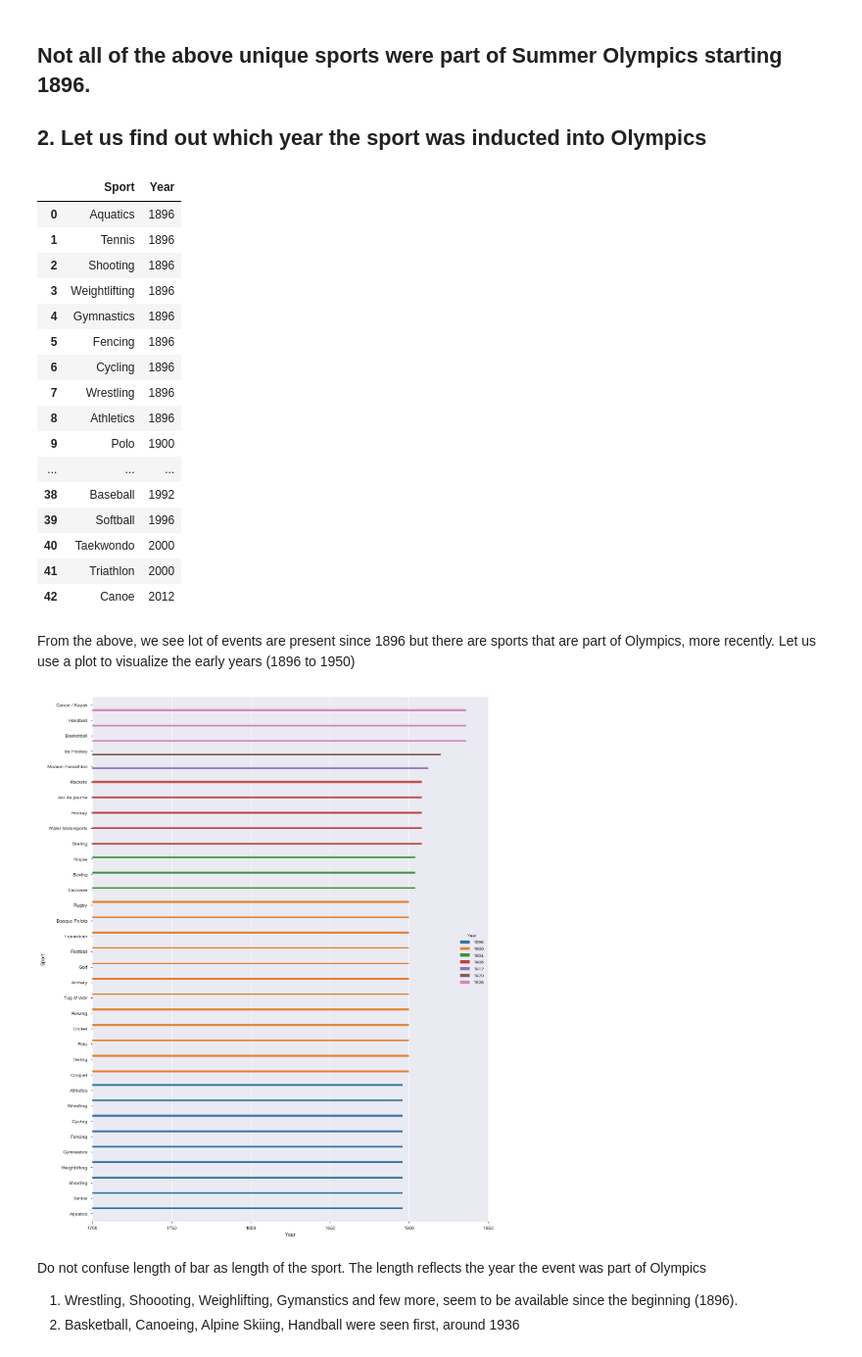
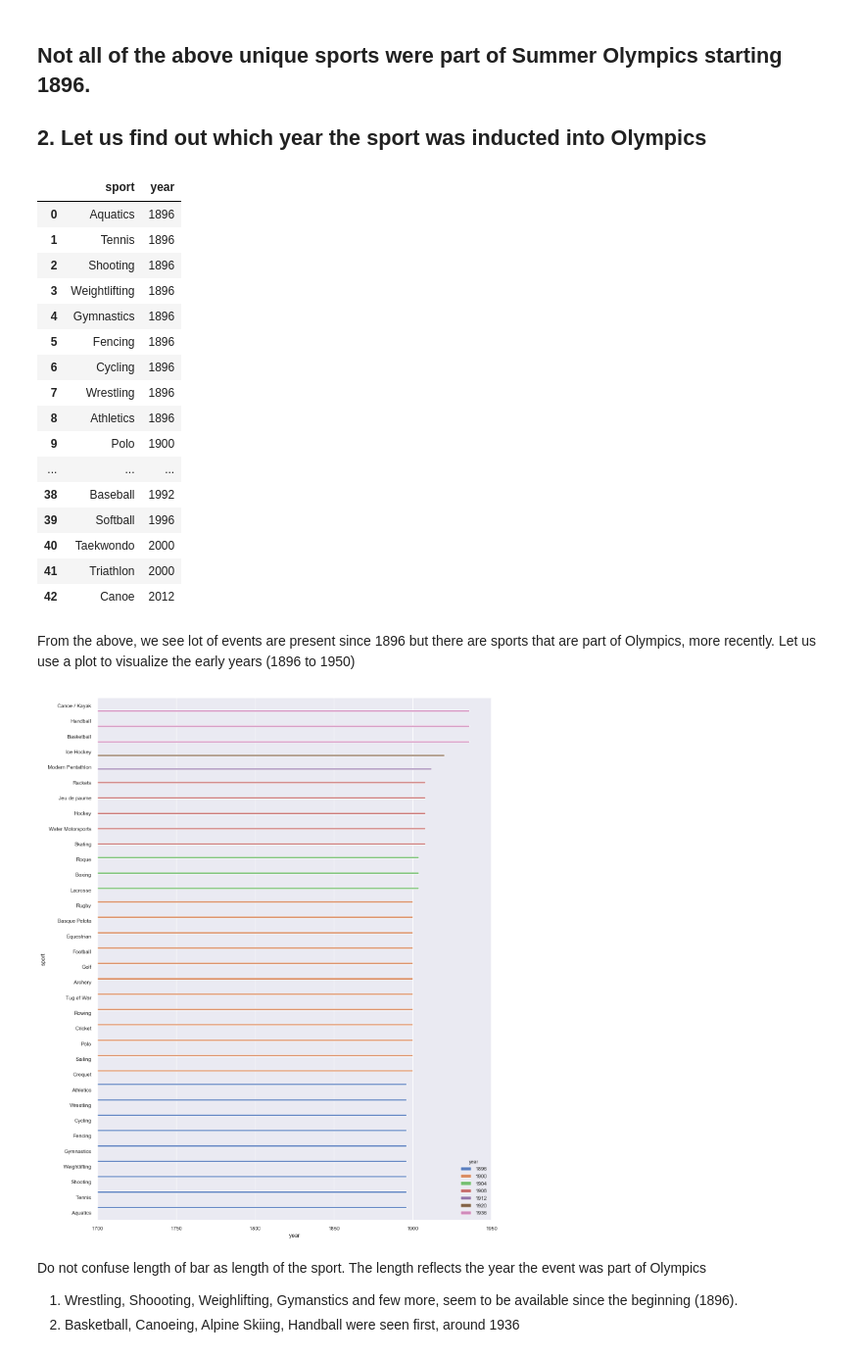
Before and after one commit to pratikbarjatya/INSAID-Assignment, a Jupyter notebook: OlympicEDA.ipynb, the cells around one changed output. Shown at 98% size. Cells and saved outputs as stored; diff of their text form; code cells hidden in the pictures.

```diff
--- a/OlympicEDA.ipynb
+++ b/OlympicEDA.ipynb
@@ -118,3 +128,6 @@ missing_data(olympic)
+# %%
+# Replacing missing Country column values with Mode
+olympic.Country.fillna('USA', inplace=True)
 # %%
 profile = pandas_profiling.ProfileReport(olympic)
 profile.to_file(outputfile="olympic_data_after_preprocessing.html")
@@ -120,0 +142,5 @@ profile.to_file(outputfile="olympic_data_after_preprocessing.html")
+# %%
+olympic.columns = map(str.lower, olympic.columns)
+# map() function returns a list of results after applying the given function to each item of a given iterable.
+olympic.dtypes
+# Confirm that all variable names are now lower case
@@ -120,0 +238,5 @@ profile.to_file(outputfile="olympic_data_after_preprocessing.html")
+# %%
+# Trends over years in summer olympics
+sns.set(color_codes=True)
+sns.set_palette(sns.color_palette("muted"))
+sns.distplot([tuple(olympic.year)])
@@ -120,0 +246,6 @@ profile.to_file(outputfile="olympic_data_after_preprocessing.html")
+# %%
+#Most Medals in Summer Olympics
+data = olympic.groupby(['discipline','year'])['medal'].value_counts()
+sns.set(color_codes=True)
+sns.set_palette(sns.color_palette("muted"))
+sns.countplot(y='year', hue='medal', data=olympic).set_title('Count plot for medals in summer olympics')
@@ -195,9 +362,9 @@ There are 43 unique sports thus far, in Olympics
 # %%
 #Not all of the above sports were part of Olympics starting 1896.
 #Let us find out which year the sport was inducted into Olympics
-olympic.groupby("Sport")["Year"].min().sort_values().reset_index()
+olympic.groupby("sport")["year"].min().sort_values().reset_index()
 # %% [output]
-|  | Sport | Year |
+|  | sport | year |
 | 0 | Aquatics | 1896 |
 | 1 | Tennis | 1896 |
 | 2 | Shooting | 1896 |
@@ -217,13 +384,13 @@ olympic.groupby("Sport")["Year"].min().sort_values().reset_index()
 # %% [markdown]
 From the above, we see lot of events are present since 1896 but there are sports that are part of Olympics, more recently. Let us use a plot to visualize the early years (1896 to 1950)
 # %%
-df_sports = olympic[olympic["Year"]<1950].groupby("Sport")["Year"].min().sort_values(ascending=False).reset_index()
+df_sports = olympic[olympic["year"]<1950].groupby("sport")["year"].min().sort_values(ascending=False).reset_index()
 plt.figure(figsize=(15,20))
 plt.xlim(1700,1950)
-sns.barplot(x = "Year", y = "Sport", hue="Year", data=df_sports)
+sns.barplot(x = "year", y = "sport", hue="year", data=df_sports)
 plt.show()
 # %% [output]
-[figure, old version]
+[figure, new version]
 # %% [markdown]
 Do not confuse length of bar as length of the sport. The length reflects the year the event was part of Olympics
 
```
Also changed, not shown: parts of 67 cells of this notebook.
